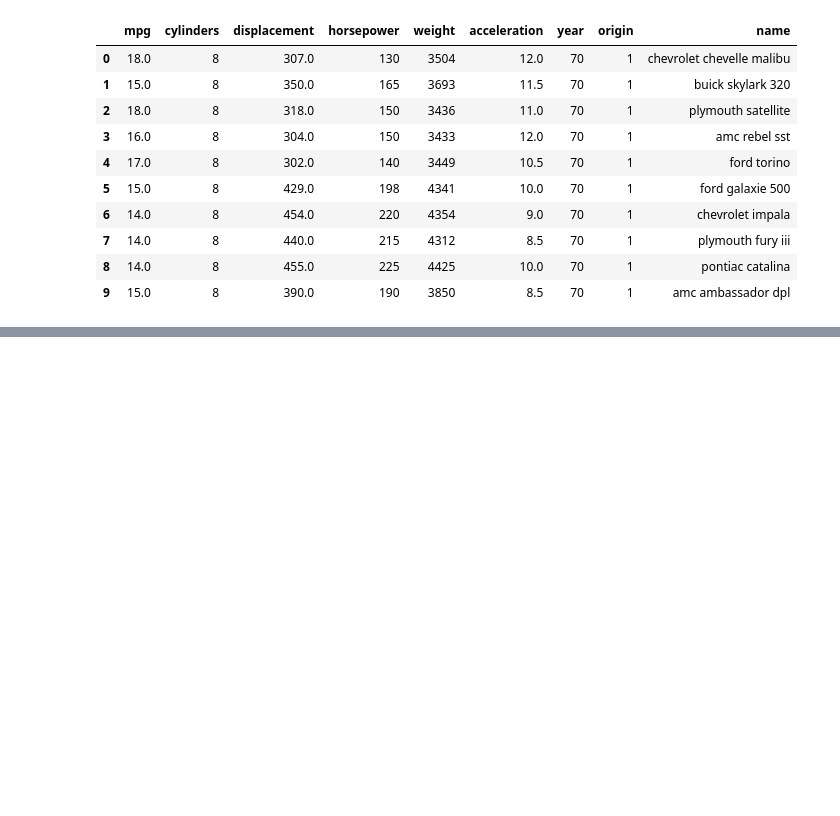
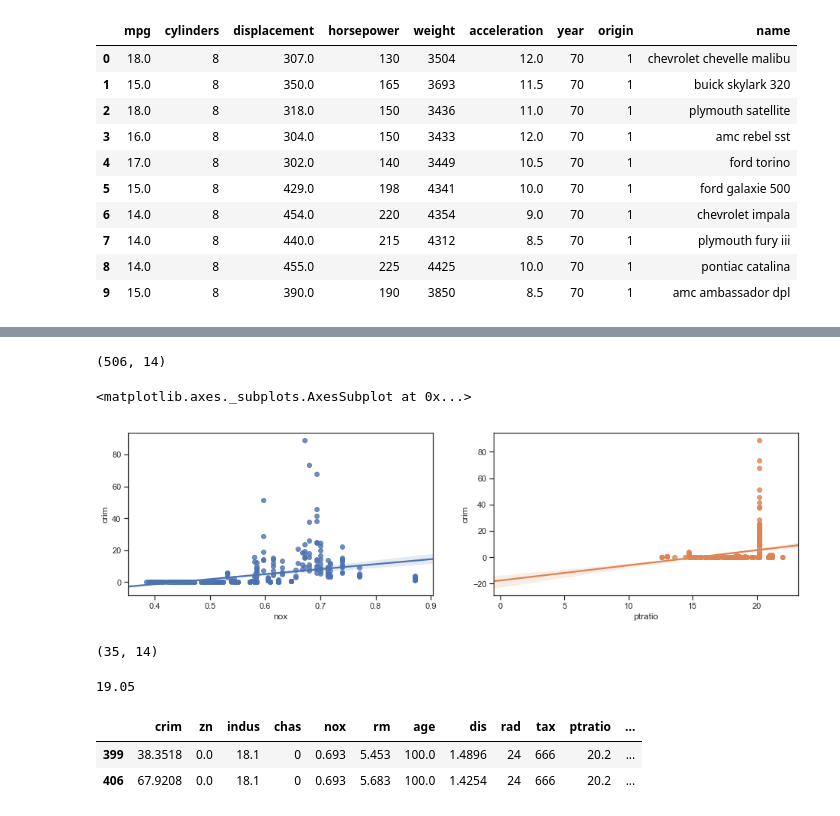
Before and after one commit to fncode246/stat-learning, a Jupyter notebook: ch2_applied.ipynb, the cells around one changed output, grey strips where cells are left out. Drawn from its saved outputs; the diff is of its cells as text; code cells hidden in the pictures; blank space fills up the shorter version.

```diff
--- a/ch2_applied.ipynb
+++ b/ch2_applied.ipynb
@@ -127,0 +220,3 @@ auto.head(10)
+# %%
+boston = pd.read_csv('data/Boston.csv', index_col=0)
+boston.head(10)
@@ -127,0 +235,27 @@ auto.head(10)
+# %%
+boston.shape
+# %% [output]
+(506, 14)
+# %%
+fig, axes = plt.subplots(figsize=(16, 4), ncols=2)
+#ax1, ax2 = axes.flatten()
+
+sns.regplot('nox', 'crim', boston, ax=axes[0])
+sns.regplot('ptratio', 'crim', boston, ax=axes[1])
+# %% [output]
+<matplotlib.axes._subplots.AxesSubplot at 0x...>
+[figure, added]
+# %%
+boston[boston['chas'] == 1].shape
+# %% [output]
+(35, 14)
+# %%
+np.median(boston['ptratio'])
+# %% [output]
+19.05
+# %%
+boston[boston['medv'] == min(boston['medv'])]
+# %% [output]
+|  | crim | zn | indus | chas | nox | rm | age | dis | rad | tax | ptratio | ... |
+| 399 | 38.3518 | 0.0 | 18.1 | 0 | 0.693 | 5.453 | 100.0 | 1.4896 | 24 | 666 | 20.2 | ... |
+| 406 | 67.9208 | 0.0 | 18.1 | 0 | 0.693 | 5.683 | 100.0 | 1.4254 | 24 | 666 | 20.2 | ... |
```
Also changed, not shown: parts of 14 cells of this notebook, 3 other files.
